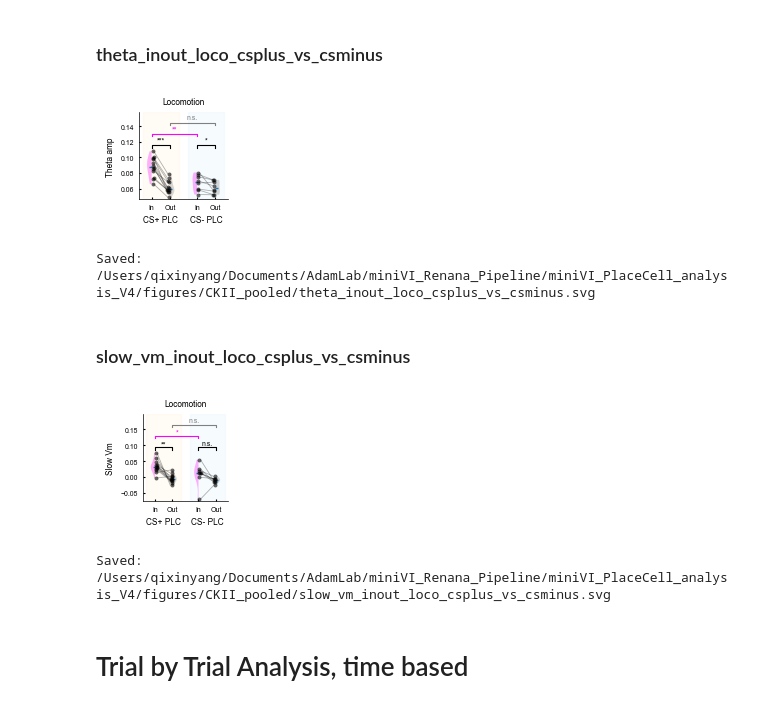
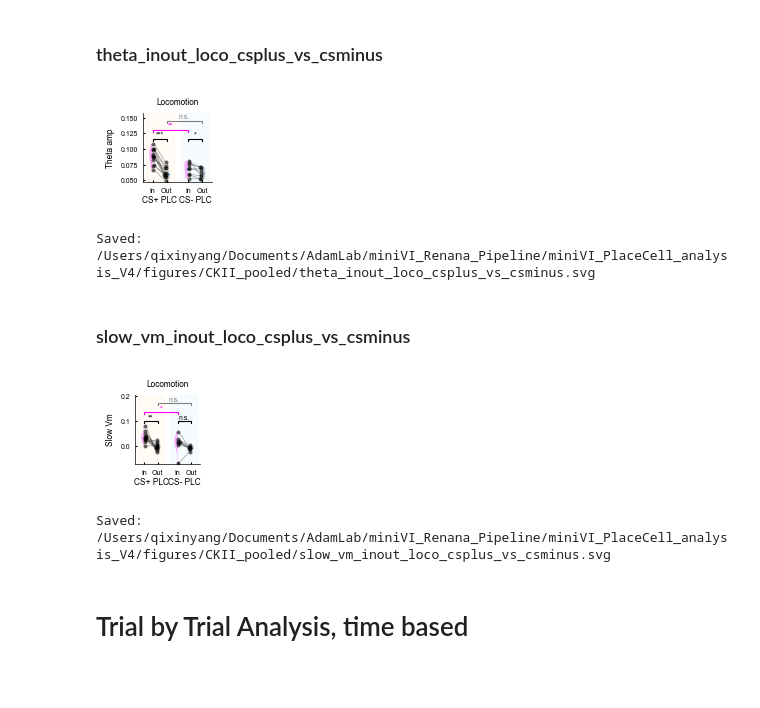
Before and after one commit to QixinYang77/miniVI_Renana_Pipeline, a Jupyter notebook: miniVI_PlaceCell_analysis_V4/notebooks_PCs/Unified_CKII_Pipeline.ipynb, the cells around one changed output. Cells and saved outputs as stored; diff of their text form; code cells hidden in the pictures; blank space fills up the shorter version.

```diff
--- a/miniVI_PlaceCell_analysis_V4/notebooks_PCs/Unified_CKII_Pipeline.ipynb
+++ b/miniVI_PlaceCell_analysis_V4/notebooks_PCs/Unified_CKII_Pipeline.ipynb
@@ -698,25 +767,29 @@ fig = plot_theta_inout_loco_csplus_vs_csminus(
     df_cs_plc=df_cs_plc,
     df_non_cs_plc=df_non_cs_plc,
     save_path=out_path,
+    fig_width=1.2,
+    fig_height=1.3,
 )
 plt.show()
 print(f'Saved: {out_path}')
 # %% [output]
-[figure, old version]
+[figure, new version]
 Saved: /Users/qixinyang/Documents/AdamLab/miniVI_Renana_Pipeline/miniVI_PlaceCell_analysis_V4/figures/CKII_pooled/theta_inout_loco_csplus_vs_csminus.svg
 # %% [markdown]
 ### slow_vm_inout_loco_csplus_vs_csminus
 # %%
 out_path = os.path.join(figure_save_folder, 'slow_vm_inout_loco_csplus_vs_csminus.svg')
 fig = plot_slow_vm_inout_loco_csplus_vs_csminus(
     df_cs_plc=df_cs_plc,
     df_non_cs_plc=df_non_cs_plc,
     save_path=out_path,
+    fig_width=1.2,
+    fig_height=1.3,
 )
 plt.show()
 print(f'Saved: {out_path}')
 # %% [output]
-[figure, old version]
+[figure, new version]
 Saved: /Users/qixinyang/Documents/AdamLab/miniVI_Renana_Pipeline/miniVI_PlaceCell_analysis_V4/figures/CKII_pooled/slow_vm_inout_loco_csplus_vs_csminus.svg
 # %% [markdown]
 # Trial by Trial Analysis, time based
```
Also changed, not shown: parts of 14 cells of this notebook, 24 other files.
